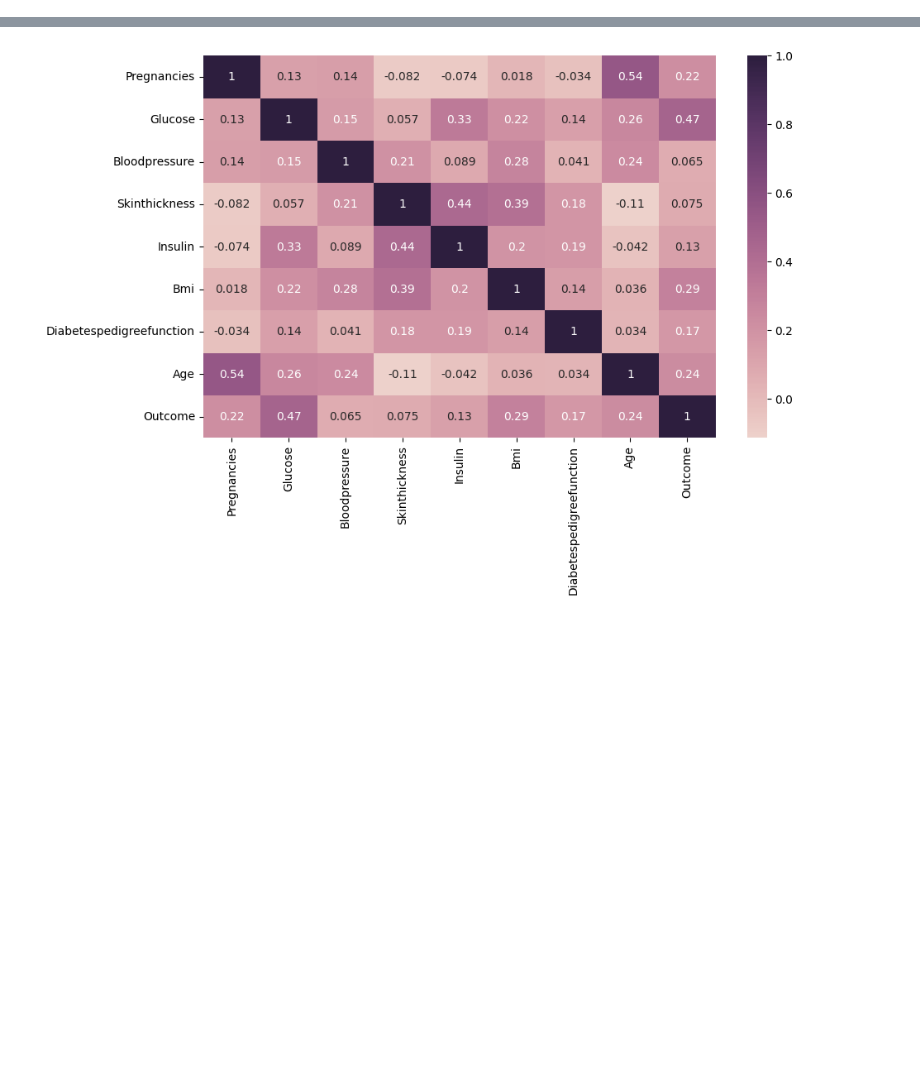
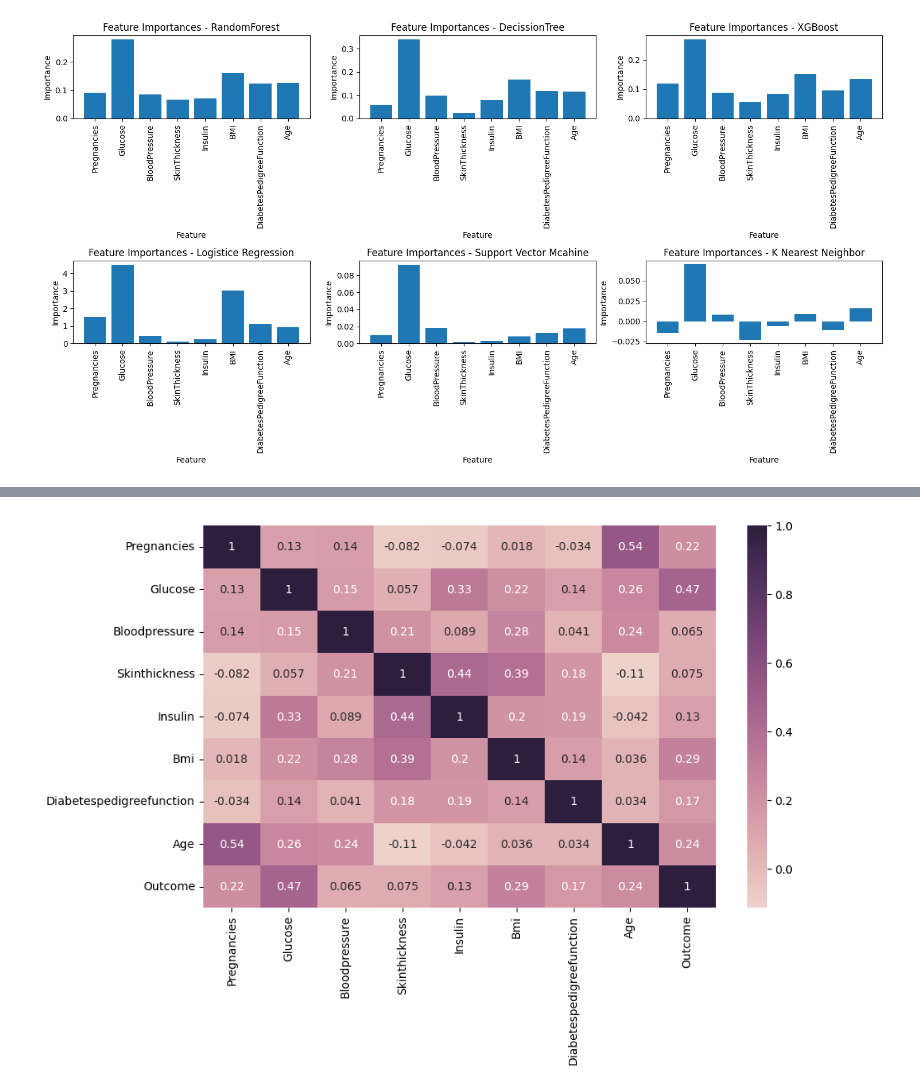
Before and after one commit to Versus-91/blackboxofmachinelearning, a Jupyter notebook: diabetes.ipynb, the cells around one changed output, grey strips where cells are left out. Cells and saved outputs as stored; diff of their text form; code cells hidden in the pictures; blank space fills up the shorter version.

```diff
--- a/diabetes.ipynb
+++ b/diabetes.ipynb
@@ -500,0 +175,21 @@ ValueError: shapes (636,4) and (636,) not aligned: 4 (dim 1) != 636 (dim 0)
+# %%
+
+
+
+import matplotlib.pyplot as plt
+
+# Creating subplots
+fig, axes = plt.subplots(nrows=2, ncols=3, figsize=(15, 8), constrained_layout=True)
+
+# Plotting feature importances for each model
+for i, model in enumerate(feature_importances.columns[1:]):
+    ax = axes.flatten()[i]
+    ax.bar(feature_importances['Feature'], feature_importances[model])
+    ax.set_title(f'Feature Importances - {model}')
+    ax.set_xlabel('Feature')
+    ax.set_ylabel('Importance')
+    ax.tick_params(axis='x', rotation=90)  # Rotate x-axis labels by 90 degrees
+plt.tight_layout()
+plt.show()
+# %% [output]
+[figure, added]
```
Also changed, not shown: parts of 11 cells of this notebook, 13 other files.
